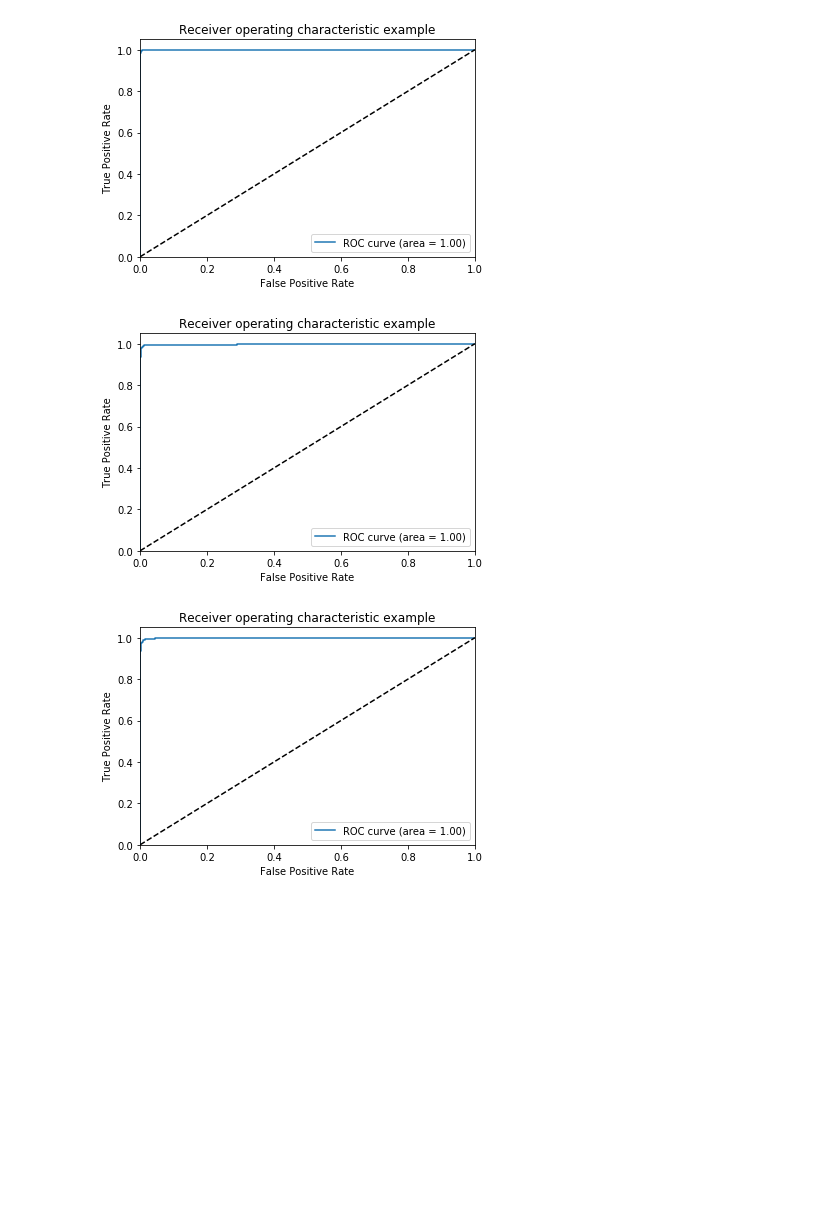
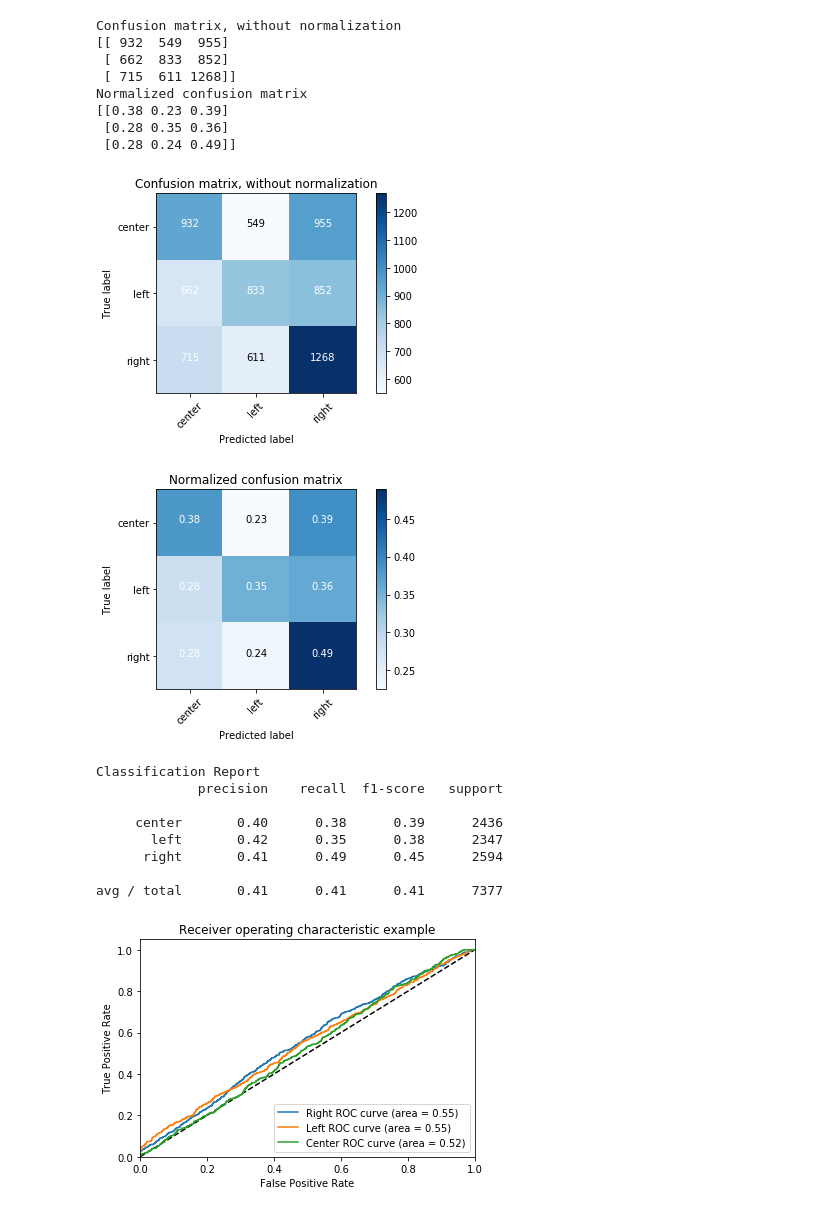
Before and after one commit to mrethana/news_bias_final, a Jupyter notebook: Jupyter_Testing/Classifier Training.ipynb, the cells around one changed output. Drawn from its saved outputs; the diff is of its cells as text; code cells hidden in the pictures; blank space fills up the shorter version.

Commit message:
fit best logistic regression model

```diff
--- a/Jupyter_Testing/Classifier Training.ipynb
+++ b/Jupyter_Testing/Classifier Training.ipynb
@@ -78,0 +35,10 @@ dtype: int64
+# %%
+def infer_vectors(model_name,corpus, size):
+    tokenizer = RegexpTokenizer('[A-Za-z]\w+')
+    vecs = np.zeros((len(corpus), size))
+    n = 0
+    for text in corpus:
+        tokenized = tokenizer.tokenize(text)
+        vecs[n] = model_name.infer_vector(text)
+        n += 1
+    return vecs
@@ -94,0 +274,21 @@ Test Set Accuracy: 0.992
+# %%
+train = get_confusion_metrics(y_train, y_train_pred)
+# %% [output]
+Confusion matrix, without normalization
+[[ 932  549  955]
+ [ 662  833  852]
+ [ 715  611 1268]]
+Normalized confusion matrix
+[[0.38 0.23 0.39]
+ [0.28 0.35 0.36]
+ [0.28 0.24 0.49]]
+[figure, added]
+[figure, added]
+Classification Report
+             precision    recall  f1-score   support
+
+     center       0.40      0.38      0.39      2436
+       left       0.42      0.35      0.38      2347
+      right       0.41      0.49      0.45      2594
+
+avg / total       0.41      0.41      0.41      7377
@@ -95,35 +297,34 @@ Test Set Accuracy: 0.992
 # %%
 n_classes = 3
-y = label_binarize(sample_df.label, classes=['right','left','center'])
-X_train, X_test, y_train, y_test = train_test_split(sample_df.text, y)
-train_vecs_dbow = get_all_vectors(model, X_train, 100, sample_df)
-test_vecs_dbow = get_all_vectors(model, X_test, 100, sample_df)
+classes = ['right', 'left', 'center']
+y = label_binarize(full_df.label, classes=classes)
+X_train, X_test, y_train, y_test = train_test_split(full_df.text, y)
+train_vecs_dbow = infer_vectors(model,X_train, 100)
+test_vecs_dbow = infer_vectors(model,X_test, 100)
 
 
-vrest = OneVsRestClassifier(LogisticRegression())
+vrest = OneVsRestClassifier(LogisticRegression(fit_intercept = False, penalty='l2'))
 y_score = vrest.fit(train_vecs_dbow, y_train).decision_function(test_vecs_dbow)
 
 
 fpr = dict()
 tpr = dict()
 roc_auc = dict()
 for i in range(n_classes):
     fpr[i], tpr[i], _ = roc_curve(y_test[:, i], y_score[:, i])
     roc_auc[i] = auc(fpr[i], tpr[i])
 
 # Plot of a ROC curve for a specific class
+plt.figure()
+plt.plot([0, 1], [0, 1], 'k--')
+plt.xlim([0.0, 1.0])
+plt.ylim([0.0, 1.05])
+plt.xlabel('False Positive Rate')
+plt.ylabel('True Positive Rate')
+plt.title('Receiver operating characteristic example')
 for i in range(n_classes):
-    plt.figure()
-    plt.plot(fpr[i], tpr[i], label='ROC curve (area = %0.2f)' % roc_auc[i])
-    plt.plot([0, 1], [0, 1], 'k--')
-    plt.xlim([0.0, 1.0])
-    plt.ylim([0.0, 1.05])
-    plt.xlabel('False Positive Rate')
-    plt.ylabel('True Positive Rate')
-    plt.title('Receiver operating characteristic example')
+    plt.plot(fpr[i], tpr[i], label=str(classes[i]).capitalize() +' ROC curve (area = %0.2f)' % roc_auc[i])
     plt.legend(loc="lower right")
-    plt.show()
+plt.show()
 # %% [output]
-[figure, old version]
+[figure, new version]
-[figure, removed]
-[figure, removed]
```
Also changed, not shown: parts of 38 cells of this notebook, 6 other files.
